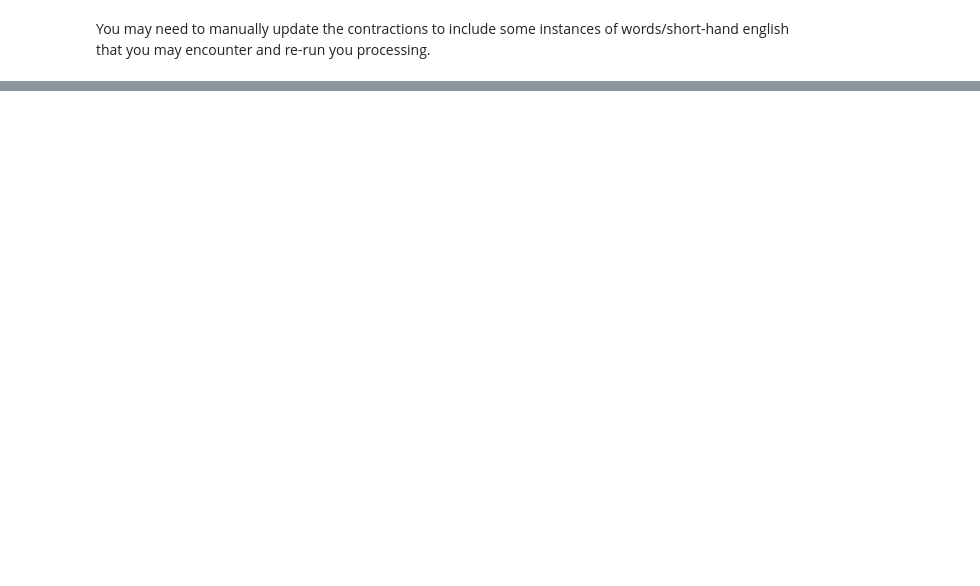
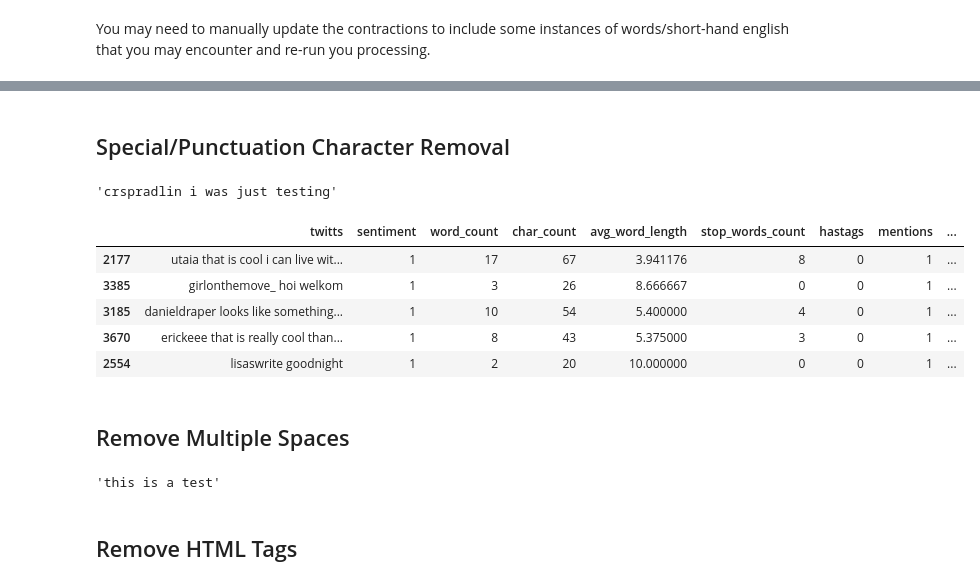
Before and after one commit to CRSpradlin/natural-language-processing-course, a Jupyter notebook: NLP Course Work/6. Text Cleaning and Preprocessing/CompleteTextCleaningAndPreprocessing.ipynb, the cells around one changed output, grey strips where cells are left out. Cells and saved outputs as stored; diff of their text form; code cells hidden in the pictures; blank space fills up the shorter version.

```diff
--- a/NLP Course Work/6. Text Cleaning and Preprocessing/CompleteTextCleaningAndPreprocessing.ipynb
+++ b/NLP Course Work/6. Text Cleaning and Preprocessing/CompleteTextCleaningAndPreprocessing.ipynb
@@ -372,0 +488,2 @@ You may need to manually update the contractions to include some instances of wo
+# %%
+x = 'rt @username: this is a test'
@@ -372,0 +494,23 @@ You may need to manually update the contractions to include some instances of wo
+# %%
+df['twitts'] = df.twitts.apply(lambda x: re.sub(r'rt ', '', x))
+# %% [markdown]
+## Special/Punctuation Character Removal
+# %%
+x = '@crspradlin i was just testing....'
+# %%
+re.sub(r'[^\w\s]+', '', x)
+# %% [output]
+'crspradlin i was just testing'
+# %%
+df['twitts'] = df.twitts.apply(lambda x: re.sub(r'[^\w\s]+', '', x))
+# %%
+df.sample(5)
+# %% [output]
+|  | twitts | sentiment | word_count | char_count | avg_word_length | stop_words_count | hastags | mentions | ... |
+| 2177 | utaia that is cool i can live wit... | 1 | 17 | 67 | 3.941176 | 8 | 0 | 1 | ... |
+| 3385 | girlonthemove_ hoi welkom | 1 | 3 | 26 | 8.666667 | 0 | 0 | 1 | ... |
+| 3185 | danieldraper looks like something... | 1 | 10 | 54 | 5.400000 | 4 | 0 | 1 | ... |
+| 3670 | erickeee that is really cool than... | 1 | 8 | 43 | 5.375000 | 3 | 0 | 1 | ... |
+| 2554 | lisaswrite goodnight | 1 | 2 | 20 | 10.000000 | 0 | 0 | 1 | ... |
+# %% [markdown]
+## Remove Multiple Spaces
@@ -372,0 +519,4 @@ You may need to manually update the contractions to include some instances of wo
+# %%
+' '.join(x.split())
+# %% [output]
+'this is a test'
@@ -372,0 +525,2 @@ You may need to manually update the contractions to include some instances of wo
+# %% [markdown]
+## Remove HTML Tags
```
Also changed, not shown: parts of 52 cells of this notebook.
